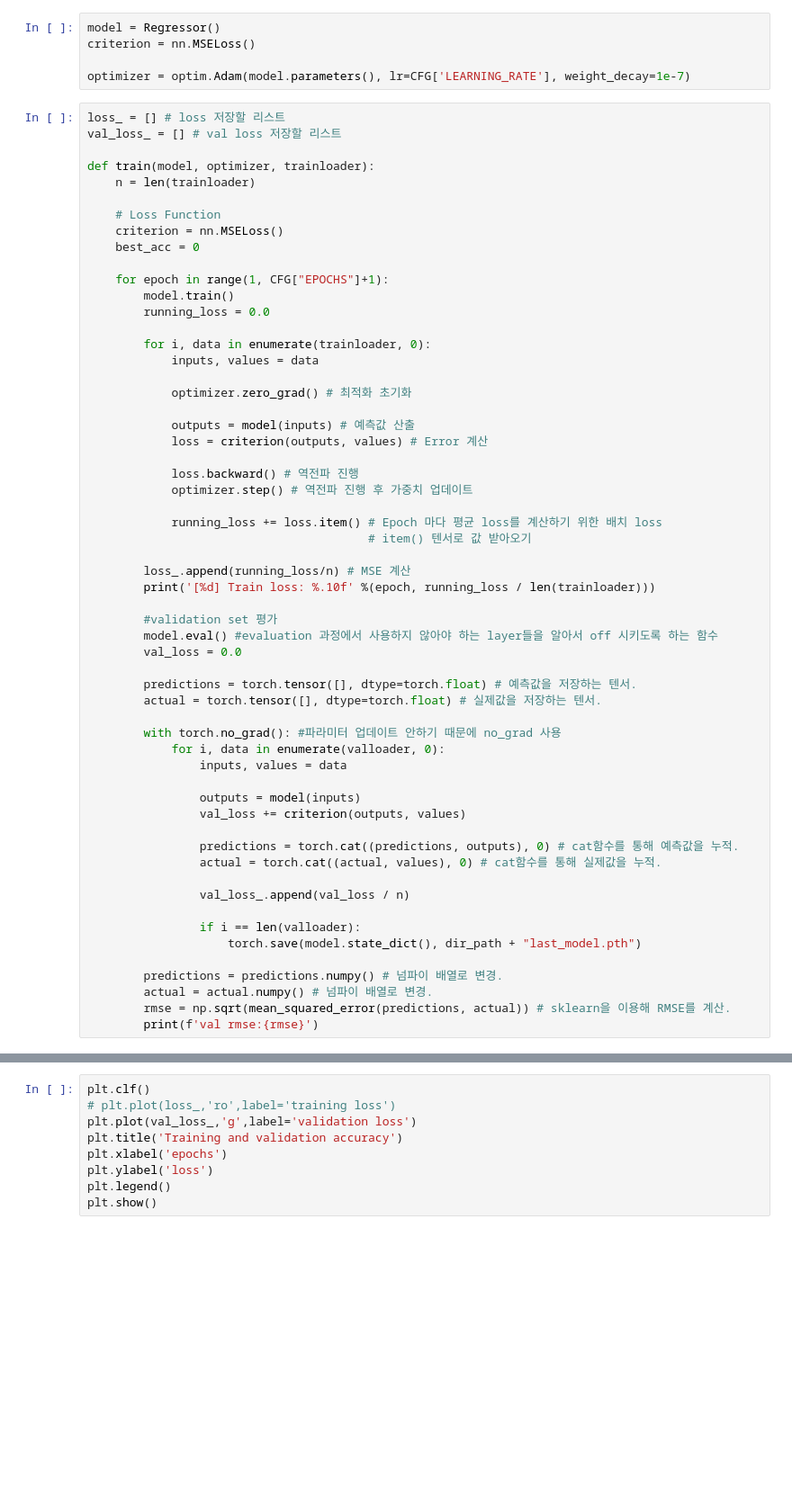
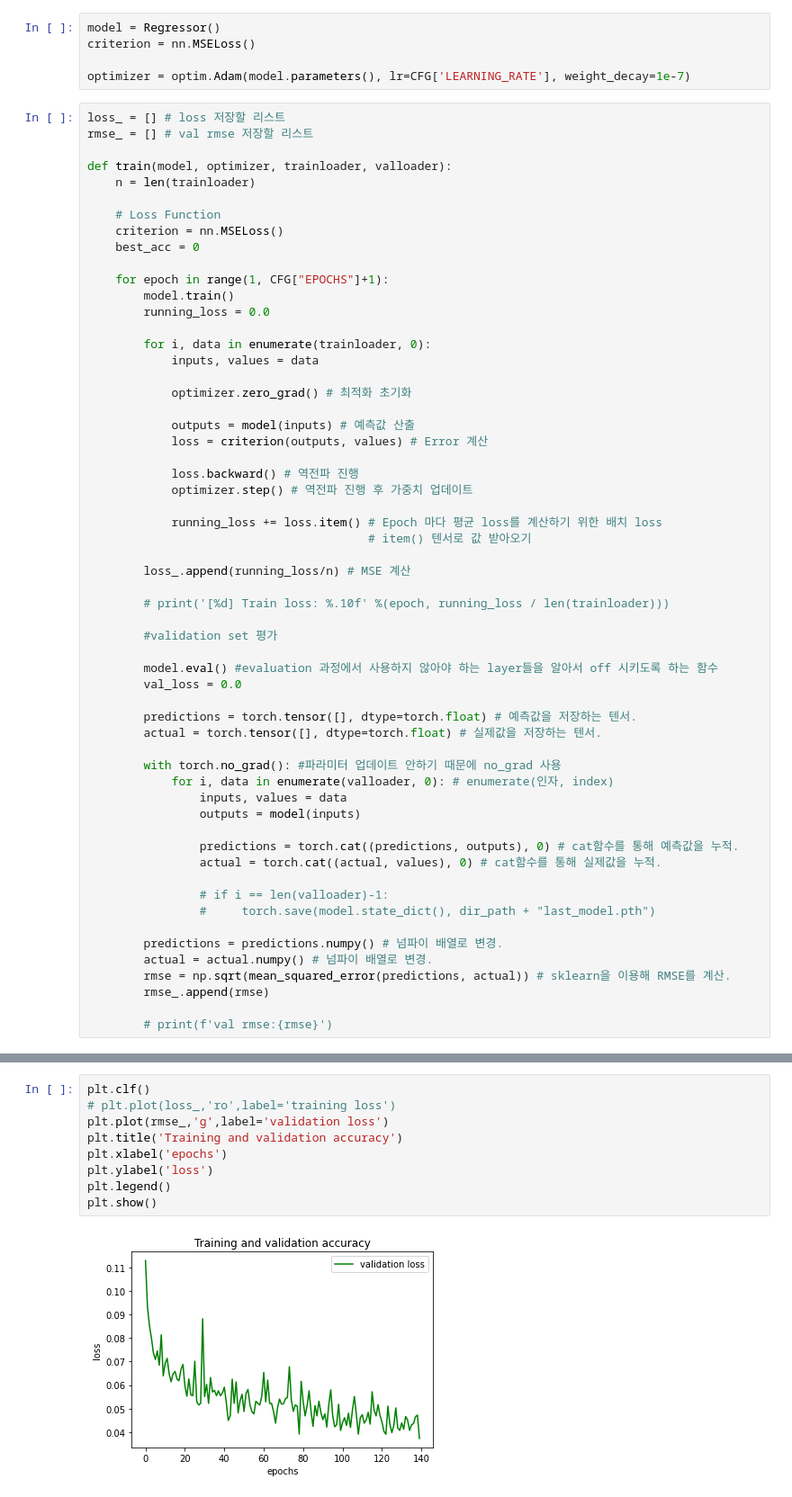
Before and after one commit to Songinpyo/Ionosphere-TEC-regression-with-pytorch, a Jupyter notebook: Ionosphere_regression.ipynb, the cells around one changed output, grey strips where cells are left out. Shown: that part at 90% size. Cells and saved outputs as stored; diff of their text form; blank space fills up the shorter version.

```diff
--- a/Ionosphere_regression.ipynb
+++ b/Ionosphere_regression.ipynb
@@ -128,9 +130,9 @@ criterion = nn.MSELoss()
 optimizer = optim.Adam(model.parameters(), lr=CFG['LEARNING_RATE'], weight_decay=1e-7)
 # %%
 loss_ = [] # loss 저장할 리스트
-val_loss_ = [] # val loss 저장할 리스트
+rmse_ = [] # val rmse 저장할 리스트
 
-def train(model, optimizer, trainloader):
+def train(model, optimizer, trainloader, valloader):
     n = len(trainloader)
 
     # Loss Function
@@ -156,9 +158,11 @@ def train(model, optimizer, trainloader):
                                         # item() 텐서로 값 받아오기
 
         loss_.append(running_loss/n) # MSE 계산
-        print('[%d] Train loss: %.10f' %(epoch, running_loss / len(trainloader)))
+
+        # print('[%d] Train loss: %.10f' %(epoch, running_loss / len(trainloader)))
 
         #validation set 평가
+
         model.eval() #evaluation 과정에서 사용하지 않아야 하는 layer들을 알아서 off 시키도록 하는 함수
         val_loss = 0.0
 
@@ -166,24 +170,22 @@ def train(model, optimizer, trainloader):
         actual = torch.tensor([], dtype=torch.float) # 실제값을 저장하는 텐서.
 
         with torch.no_grad(): #파라미터 업데이트 안하기 때문에 no_grad 사용
-            for i, data in enumerate(valloader, 0):
+            for i, data in enumerate(valloader, 0): # enumerate(인자, index)
                 inputs, values = data
-
                 outputs = model(inputs)
-                val_loss += criterion(outputs, values)
 
                 predictions = torch.cat((predictions, outputs), 0) # cat함수를 통해 예측값을 누적.
                 actual = torch.cat((actual, values), 0) # cat함수를 통해 실제값을 누적.
 
-                val_loss_.append(val_loss / n)
-
-                if i == len(valloader):
-                    torch.save(model.state_dict(), dir_path + "last_model.pth")
+                # if i == len(valloader)-1:
+                #     torch.save(model.state_dict(), dir_path + "last_model.pth")
 
         predictions = predictions.numpy() # 넘파이 배열로 변경.
         actual = actual.numpy() # 넘파이 배열로 변경.
         rmse = np.sqrt(mean_squared_error(predictions, actual)) # sklearn을 이용해 RMSE를 계산.
-        print(f'val rmse:{rmse}')
+        rmse_.append(rmse)
+
+        # print(f'val rmse:{rmse}')
 # %%
 from sklearn.model_selection import KFold
 
@@ -200,12 +213,14 @@ for train_index, val_index in kf.split(X):
 # %%
 plt.clf()
 # plt.plot(loss_,'ro',label='training loss')
-plt.plot(val_loss_,'g',label='validation loss')
+plt.plot(rmse_,'g',label='validation loss')
 plt.title('Training and validation accuracy')
 plt.xlabel('epochs')
 plt.ylabel('loss')
 plt.legend()
 plt.show()
+# %% [output]
+[figure, added]
 # %%
 # test set 평가
 
```
Also changed, not shown: parts of 7 cells of this notebook.
